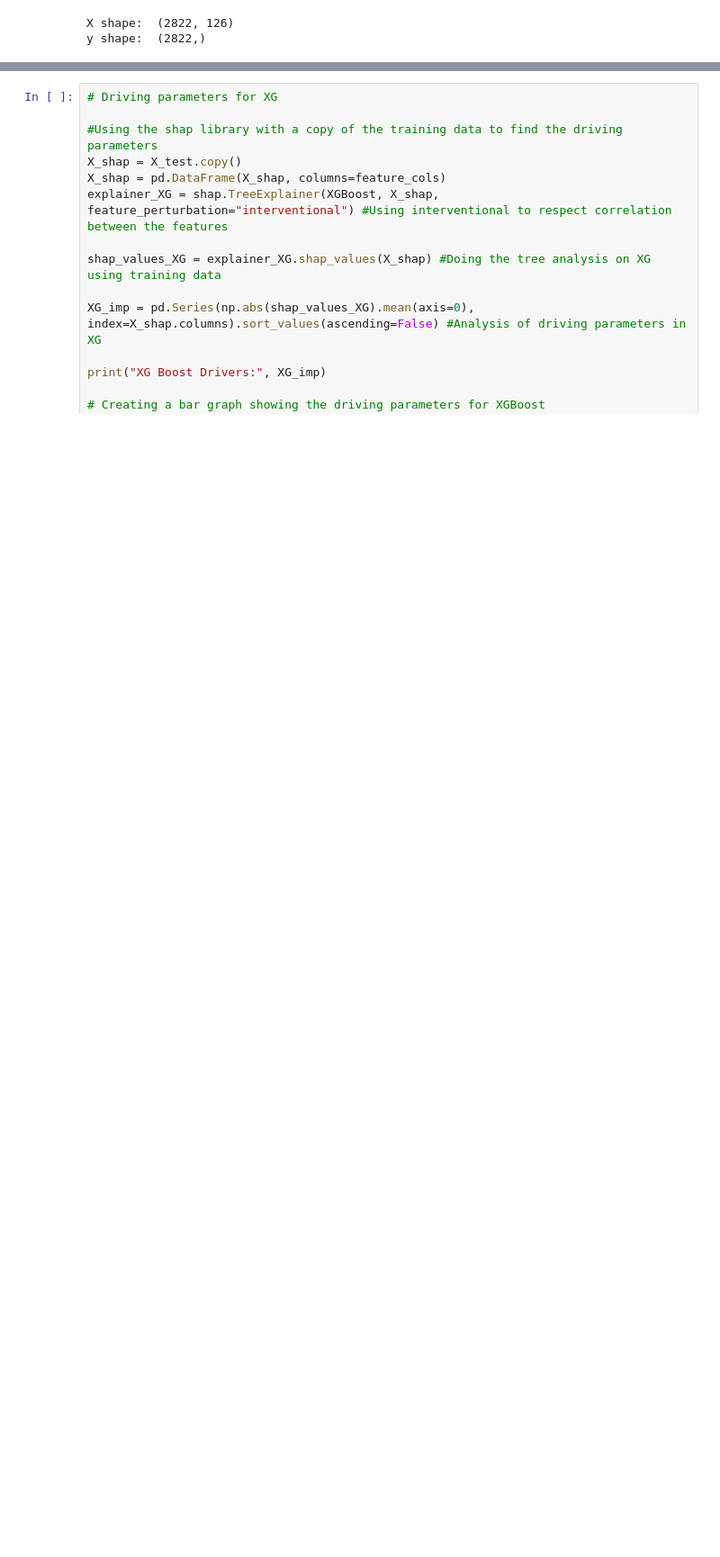
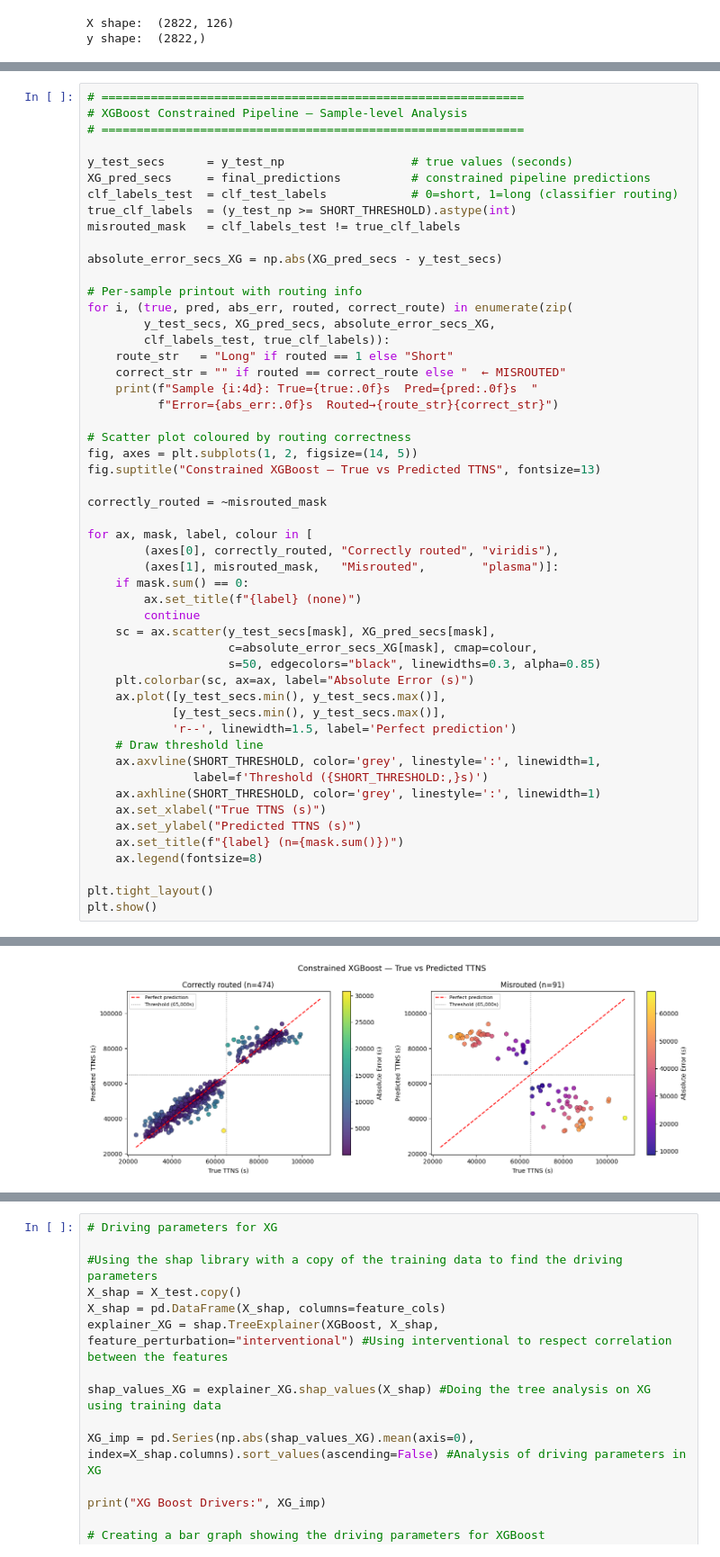
Before and after one commit to Icequake-QRC-Mines/Icequake-QRC-, a Jupyter notebook: Classical/XGBoost.ipynb, the cells around one changed output, grey strips where cells are left out. Shown at 90% size. Cells and saved outputs as stored; diff of their text form; blank space fills up the shorter version.

Commit message:
Classical classifier with time-constrained XGBoost---Purely classical and QRC Pipeline, Best MAE for both!

```diff
--- a/Classical/XGBoost.ipynb
+++ b/Classical/XGBoost.ipynb
@@ -32,0 +381,53 @@ y shape:  (2822,)
+# %%
+# ============================================================
+# XGBoost Constrained Pipeline — Sample-level Analysis
+# ============================================================
+
+y_test_secs      = y_test_np                  # true values (seconds)
+XG_pred_secs     = final_predictions          # constrained pipeline predictions
+clf_labels_test  = clf_test_labels            # 0=short, 1=long (classifier routing)
+true_clf_labels  = (y_test_np >= SHORT_THRESHOLD).astype(int)
+misrouted_mask   = clf_labels_test != true_clf_labels
+
+absolute_error_secs_XG = np.abs(XG_pred_secs - y_test_secs)
+
+# Per-sample printout with routing info
+for i, (true, pred, abs_err, routed, correct_route) in enumerate(zip(
+        y_test_secs, XG_pred_secs, absolute_error_secs_XG,
+        clf_labels_test, true_clf_labels)):
+    route_str   = "Long" if routed == 1 else "Short"
+    correct_str = "" if routed == correct_route else "  ← MISROUTED"
+    print(f"Sample {i:4d}: True={true:.0f}s  Pred={pred:.0f}s  "
+          f"Error={abs_err:.0f}s  Routed→{route_str}{correct_str}")
+
+# Scatter plot coloured by routing correctness
+fig, axes = plt.subplots(1, 2, figsize=(14, 5))
+fig.suptitle("Constrained XGBoost — True vs Predicted TTNS", fontsize=13)
+
+correctly_routed = ~misrouted_mask
+
+for ax, mask, label, colour in [
+        (axes[0], correctly_routed, "Correctly routed", "viridis"),
+        (axes[1], misrouted_mask,   "Misrouted",        "plasma")]:
+    if mask.sum() == 0:
+        ax.set_title(f"{label} (none)")
+        continue
+    sc = ax.scatter(y_test_secs[mask], XG_pred_secs[mask],
+                    c=absolute_error_secs_XG[mask], cmap=colour,
+                    s=50, edgecolors="black", linewidths=0.3, alpha=0.85)
+    plt.colorbar(sc, ax=ax, label="Absolute Error (s)")
+    ax.plot([y_test_secs.min(), y_test_secs.max()],
+            [y_test_secs.min(), y_test_secs.max()],
+            'r--', linewidth=1.5, label='Perfect prediction')
+    # Draw threshold line
+    ax.axvline(SHORT_THRESHOLD, color='grey', linestyle=':', linewidth=1,
+               label=f'Threshold ({SHORT_THRESHOLD:,}s)')
+    ax.axhline(SHORT_THRESHOLD, color='grey', linestyle=':', linewidth=1)
+    ax.set_xlabel("True TTNS (s)")
+    ax.set_ylabel("Predicted TTNS (s)")
+    ax.set_title(f"{label} (n={mask.sum()})")
+    ax.legend(fontsize=8)
+
+plt.tight_layout()
+plt.show()
+# %% [output]
@@ -32,0 +451 @@ y shape:  (2822,)
+[figure, added]
```
Also changed, not shown: parts of 9 cells of this notebook, 2 other files.
